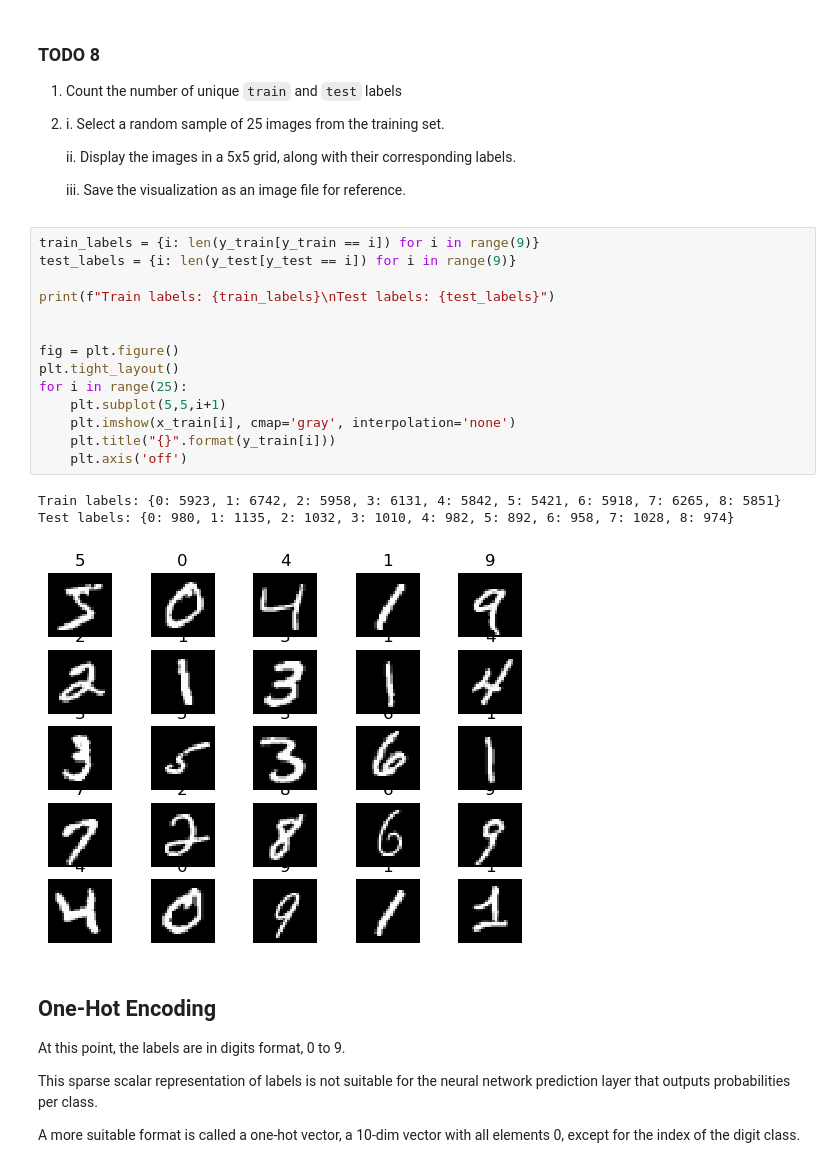
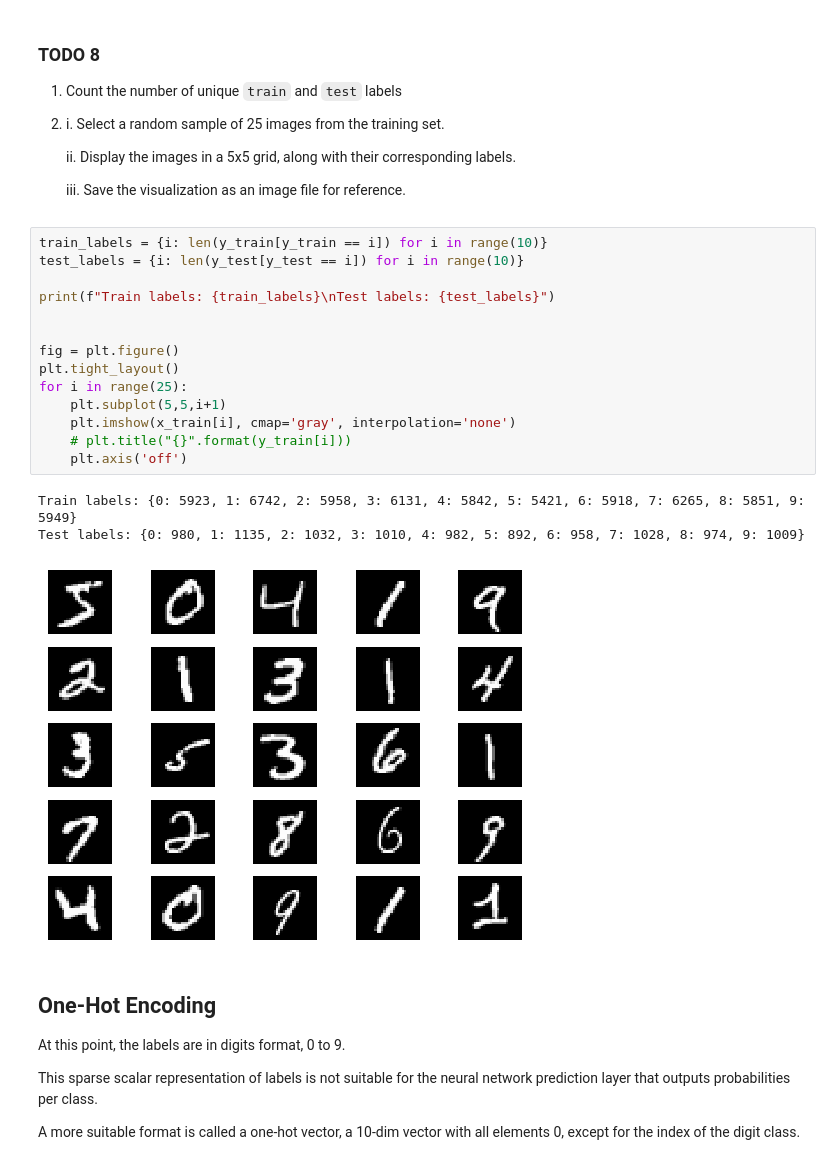
Before and after one commit to Abeoseh/deep_learning, a Jupyter notebook: labs/lab3/Lab3_MLP_SV.ipynb, the cells around one changed output. Cells and saved outputs as stored; diff of their text form.

```diff
--- a/labs/lab3/Lab3_MLP_SV.ipynb
+++ b/labs/lab3/Lab3_MLP_SV.ipynb
@@ -546,23 +567,23 @@ from keras.datasets import mnist
 
     iii. Save the visualization as an image file for reference.
 # %%
-train_labels = {i: len(y_train[y_train == i]) for i in range(9)}
-test_labels = {i: len(y_test[y_test == i]) for i in range(9)}
+train_labels = {i: len(y_train[y_train == i]) for i in range(10)}
+test_labels = {i: len(y_test[y_test == i]) for i in range(10)}
 
 print(f"Train labels: {train_labels}\nTest labels: {test_labels}")
 
 
 fig = plt.figure()
 plt.tight_layout()
 for i in range(25):
     plt.subplot(5,5,i+1)
     plt.imshow(x_train[i], cmap='gray', interpolation='none')
-    plt.title("{}".format(y_train[i]))
+    # plt.title("{}".format(y_train[i]))
     plt.axis('off')
 # %% [output]
-Train labels: {0: 5923, 1: 6742, 2: 5958, 3: 6131, 4: 5842, 5: 5421, 6: 5918, 7: 6265, 8: 5851}
-Test labels: {0: 980, 1: 1135, 2: 1032, 3: 1010, 4: 982, 5: 892, 6: 958, 7: 1028, 8: 974}
+Train labels: {0: 5923, 1: 6742, 2: 5958, 3: 6131, 4: 5842, 5: 5421, 6: 5918, 7: 6265, 8: 5851, 9: 5949}
+Test labels: {0: 980, 1: 1135, 2: 1032, 3: 1010, 4: 982, 5: 892, 6: 958, 7: 1028, 8: 974, 9: 1009}
-[figure, old version]
+[figure, new version]
 # %% [markdown]
 
 
```
Also changed, not shown: parts of 13 cells of this notebook.
